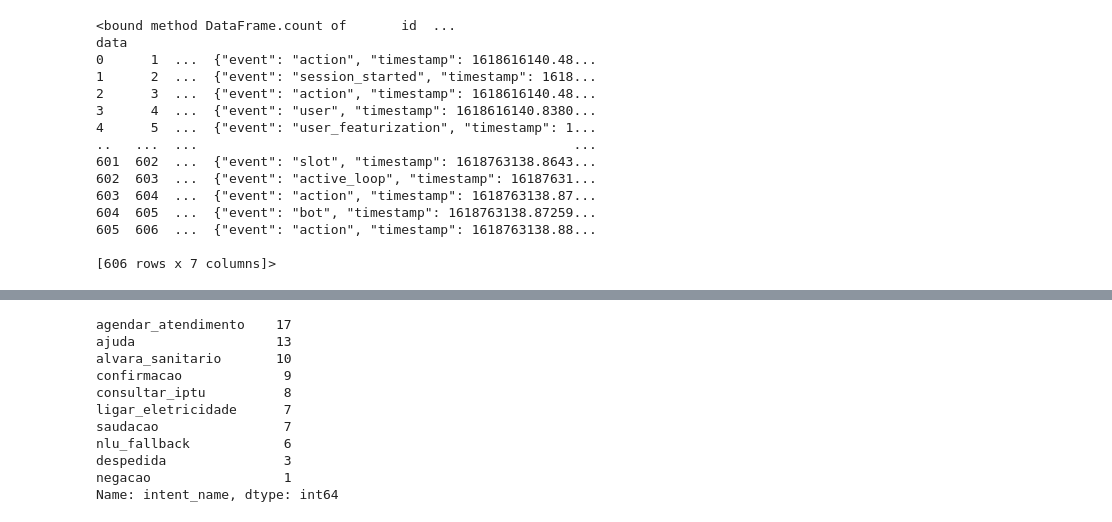
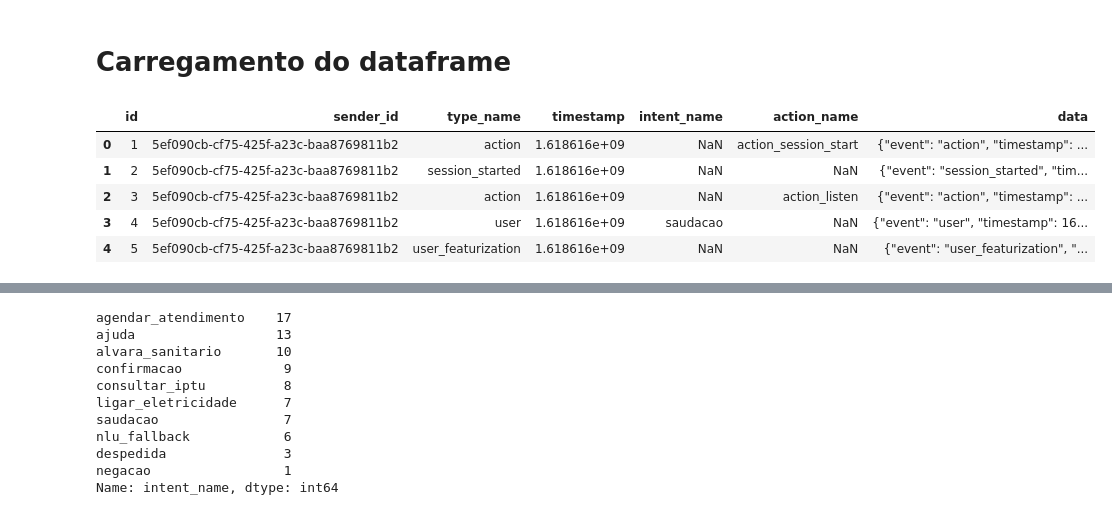
Before and after one commit to guilhermecgoll/pos_chatbots, a Jupyter notebook: Exercício_Final_Metricas.ipynb, the cells around one changed output, grey strips where cells are left out. Cells and saved outputs as stored; diff of their text form; code cells hidden in the pictures.

```diff
--- a/Exercício_Final_Metricas.ipynb
+++ b/Exercício_Final_Metricas.ipynb
@@ -3,24 +3,18 @@ import numpy as np
 import pandas as pd
 import matplotlib.pyplot as plt
 import json
+# %% [markdown]
+# Carregamento do dataframe
 # %%
 df = pd.read_csv('data.csv')
-df.count
+df.head()
 # %% [output]
-<bound method DataFrame.count of       id  ...                                               data
-0      1  ...  {"event": "action", "timestamp": 1618616140.48...
-1      2  ...  {"event": "session_started", "timestamp": 1618...
-2      3  ...  {"event": "action", "timestamp": 1618616140.48...
-3      4  ...  {"event": "user", "timestamp": 1618616140.8380...
-4      5  ...  {"event": "user_featurization", "timestamp": 1...
-..   ...  ...                                                ...
-601  602  ...  {"event": "slot", "timestamp": 1618763138.8643...
-602  603  ...  {"event": "active_loop", "timestamp": 16187631...
-603  604  ...  {"event": "action", "timestamp": 1618763138.87...
-604  605  ...  {"event": "bot", "timestamp": 1618763138.87259...
-605  606  ...  {"event": "action", "timestamp": 1618763138.88...
-
-[606 rows x 7 columns]>
+|  | id | sender_id | type_name | timestamp | intent_name | action_name | data |
+| 0 | 1 | 5ef090cb-cf75-425f-a23c-baa8769811b2 | action | 1.618616e+09 | NaN | action_session_start | {"event": "action", "timestamp": ... |
+| 1 | 2 | 5ef090cb-cf75-425f-a23c-baa8769811b2 | session_started | 1.618616e+09 | NaN | NaN | {"event": "session_started", "tim... |
+| 2 | 3 | 5ef090cb-cf75-425f-a23c-baa8769811b2 | action | 1.618616e+09 | NaN | action_listen | {"event": "action", "timestamp": ... |
+| 3 | 4 | 5ef090cb-cf75-425f-a23c-baa8769811b2 | user | 1.618616e+09 | saudacao | NaN | {"event": "user", "timestamp": 16... |
+| 4 | 5 | 5ef090cb-cf75-425f-a23c-baa8769811b2 | user_featurization | 1.618616e+09 | NaN | NaN | {"event": "user_featurization", "... |
 # %%
 #Converte os dados na coluna 'data' (em json) para colunas no dataframe
 df = pd.concat([df, pd.io.json.json_normalize(df.data.apply(json.loads))], axis=1)
```
Also changed, not shown: parts of 25 cells of this notebook, 1 other file.
